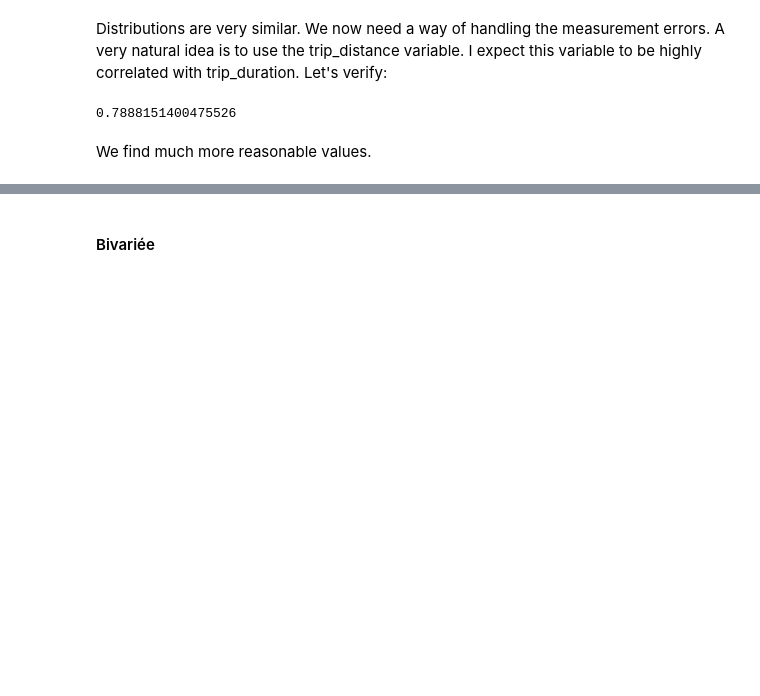
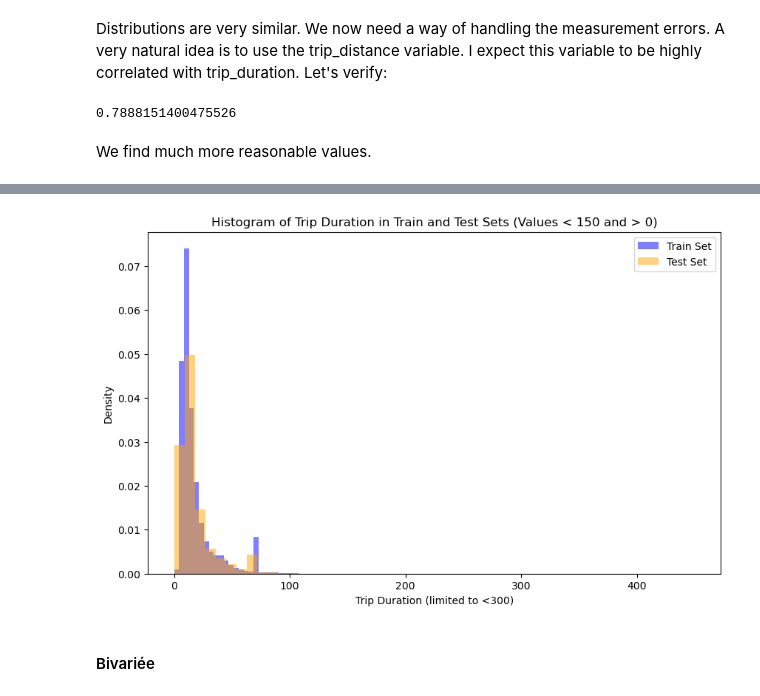
Before and after one commit to PabloHueso/NYC-taxis-tips-and-forest-cover-type, a Jupyter notebook: TopTipsNotebook.ipynb, the cells around one changed output, grey strips where cells are left out. Drawn from its saved outputs; the diff is of its cells as text; code cells hidden in the pictures; blank space fills up the shorter version.

```diff
--- a/TopTipsNotebook.ipynb
+++ b/TopTipsNotebook.ipynb
@@ -161,3 +347,21 @@ test.loc[(test['trip_duration'] == 0) | (test['trip_duration'] > 300), 'trip_dur
+# %%
+# Plot the histograms
+plt.figure(figsize=(10, 6))
+
+# Train set histogram
+plt.hist(train['fare_amount'], bins=50, color='blue', alpha=0.5, density=True, label='Train Set')
+
+# Test set histogram
+plt.hist(test['fare_amount'], bins=50, color='orange', alpha=0.5, density=True, label='Test Set')
+
+# Add labels and title
+plt.xlabel('Trip Duration (limited to <300)')
+plt.ylabel('Density')
+plt.title('Histogram of Trip Duration in Train and Test Sets (Values < 150 and > 0)')
+plt.legend()
+plt.show()
+# %% [output]
+[figure, added]
 # %% [markdown]
 #### Bivariée
 # %%
```
Also changed, not shown: parts of 38 cells of this notebook.
